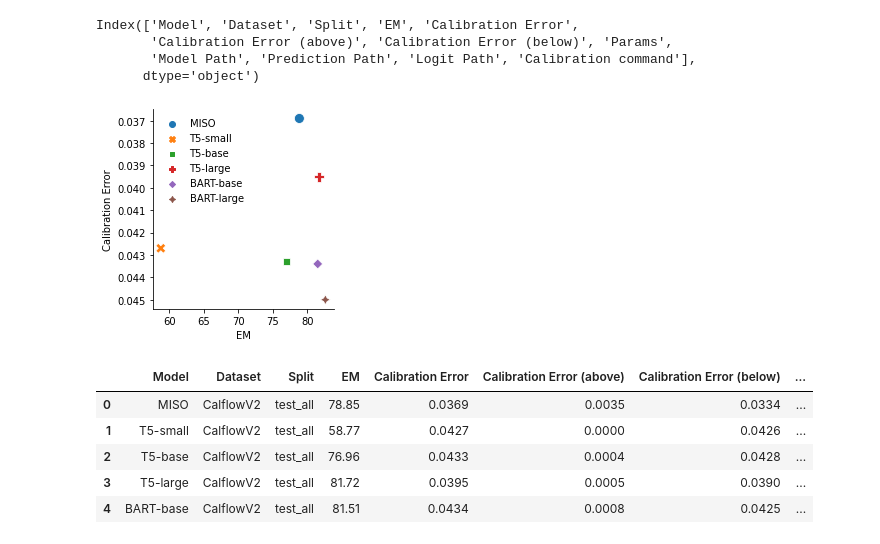
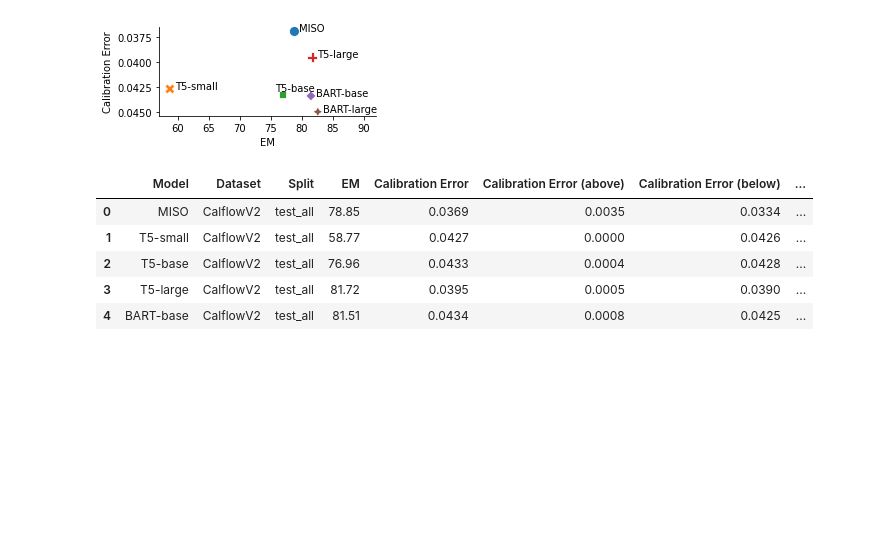
Before and after one commit to esteng/calibration_miso, a Jupyter notebook: analysis/calibration_pareto.ipynb, the cells around one changed output. Drawn from its saved outputs; the diff is of its cells as text; code cells hidden in the pictures; blank space fills up the shorter version.

Commit message:
check in analysis updates, mostly changing plots

```diff
--- a/analysis/calibration_pareto.ipynb
+++ b/analysis/calibration_pareto.ipynb
@@ -7,29 +7,29 @@ import pathlib
 # %%
 with open("calibration_results/metrics.csv") as f:
     metric_df = pd.read_csv(f)
-
-metric_df.columns
-# %% [output]
-Index(['Model', 'Dataset', 'Split', 'EM', 'Calibration Error',
-       'Calibration Error (above)', 'Calibration Error (below)', 'Params',
-       'Model Path', 'Prediction Path', 'Logit Path', 'Calibration command'],
-      dtype='object')
 # %%
 cf_metric_df = metric_df[metric_df['Dataset'] == "CalflowV2"]
-fig, ax = plt.subplots(figsize=(3.5, 3.5))
+fig, ax = plt.subplots(figsize=(4.0, 2.0))
 sns.scatterplot(data = cf_metric_df, x = "EM", y = "Calibration Error", hue = "Model", style = "Model", s = 100)
 ax.invert_yaxis()
+ax.set_xlim(57, 92)
 sns.despine()
 for i, row in cf_metric_df.iterrows():
-    ax.annotate(row['Model'], (row['EM'], row['Calibration Error']), xytext=(5, 0), textcoords='offset points')
+    if row['Model'] in ["BART-base","BART-large", "MISO"]:
+        xy = (6, -1)
+    if row['Model'] == "T5-base":
+        xy = (-8, 4)
+    else:
+        xy = (5, 0)
+    ax.annotate(row['Model'], (row['EM'], row['Calibration Error']), xytext=xy, textcoords='offset points')
 # plt.legend(frameon=False)
 plt.legend().remove()
 
 
 plt.tight_layout()
 plt.savefig("/home/estengel/papers/did-you-mean-2022/figures/pareto.pdf")
 # %% [output]
-[figure, old version]
+[figure, new version]
 # %%
 metric_df.head()
 # %% [output]
```
Also changed, not shown: 4 other files.
